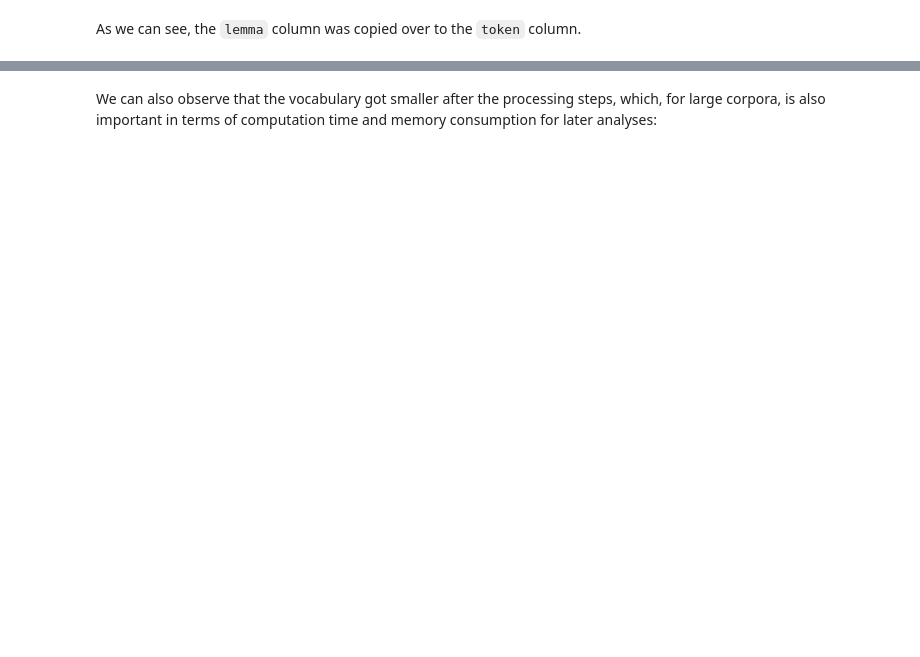
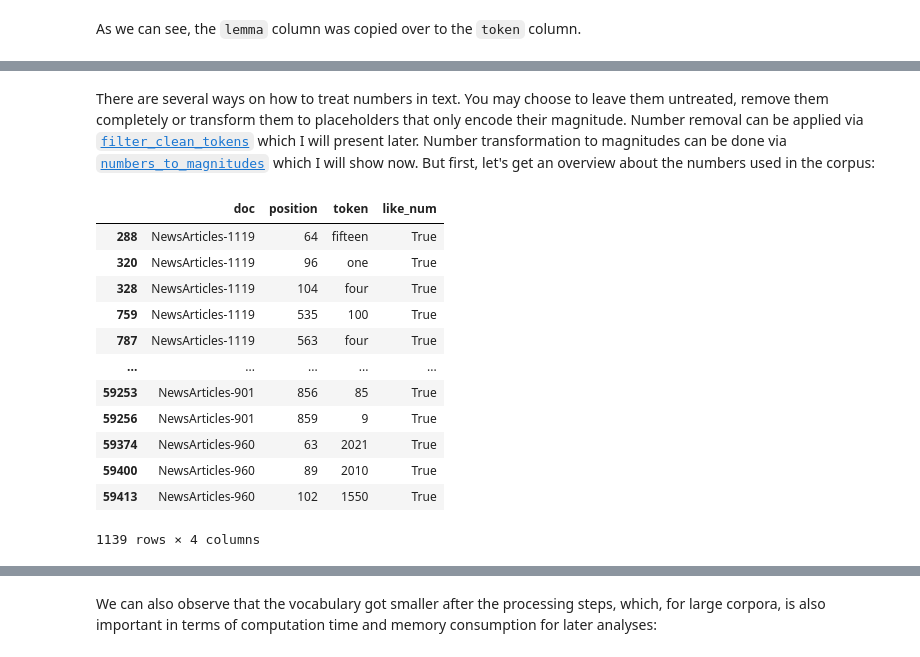
Before and after one commit to WZBSocialScienceCenter/tmtoolkit, a Jupyter notebook: doc/source/preprocessing.ipynb, the cells around one changed output, grey strips where cells are left out. Saved outputs shown, nothing was run; the diff lists cells and outputs as text; code cells hidden in the pictures; blank space fills up the shorter version.

```diff
--- a/doc/source/preprocessing.ipynb
+++ b/doc/source/preprocessing.ipynb
@@ -566,0 +654,19 @@ preproc.print_summary()
+# %% [markdown]
+There are several ways on how to treat numbers in text. You may choose to leave them untreated, remove them completely or transform them to placeholders that only encode their magnitude. Number removal can be applied via [`filter_clean_tokens`](api.rst#TODO) which I will present later. Number transformation to magnitudes can be done via [`numbers_to_magnitudes`](api.rst#TODO) which I will show now. But first, let's get an overview about the numbers used in the corpus:
+# %%
+table_norm_num = tokens_table(corpus_norm, with_attr='like_num')
+table_norm_num[table_norm_num.like_num]
+# %% [output]
+|  | doc | position | token | like_num |
+| 288 | NewsArticles-1119 | 64 | fifteen | True |
+| 320 | NewsArticles-1119 | 96 | one | True |
+| 328 | NewsArticles-1119 | 104 | four | True |
+| 759 | NewsArticles-1119 | 535 | 100 | True |
+| 787 | NewsArticles-1119 | 563 | four | True |
+| ... | ... | ... | ... | ... |
+| 59253 | NewsArticles-901 | 856 | 85 | True |
+| 59256 | NewsArticles-901 | 859 | 9 | True |
+| 59374 | NewsArticles-960 | 63 | 2021 | True |
+| 59400 | NewsArticles-960 | 89 | 2010 | True |
+| 59413 | NewsArticles-960 | 102 | 1550 | True |
+1139 rows × 4 columns
```
Also changed, not shown: parts of 40 cells of this notebook, 2 other files.
